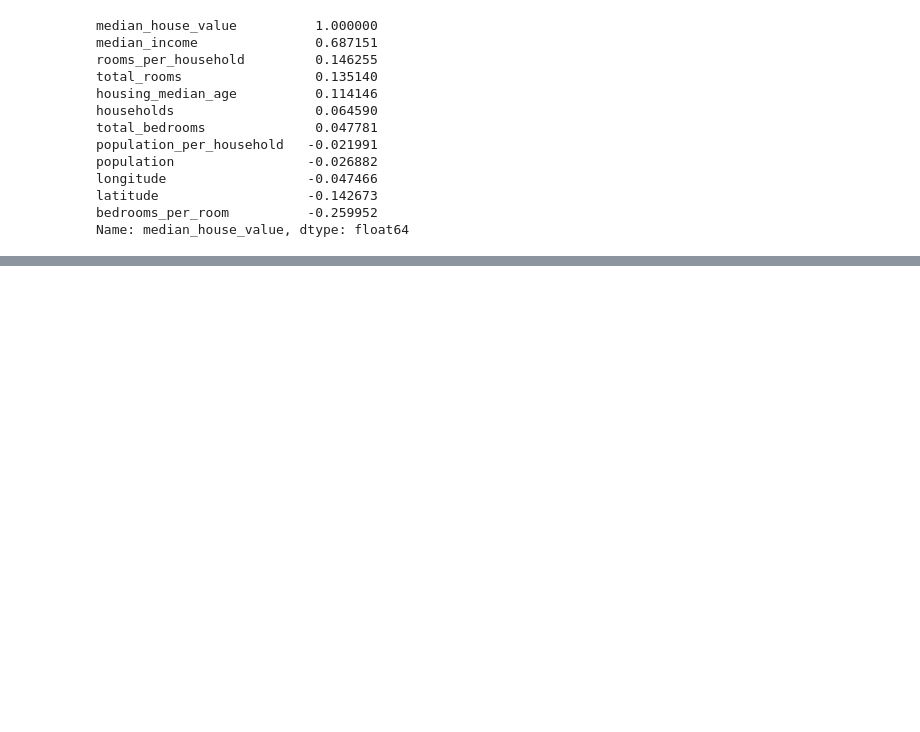
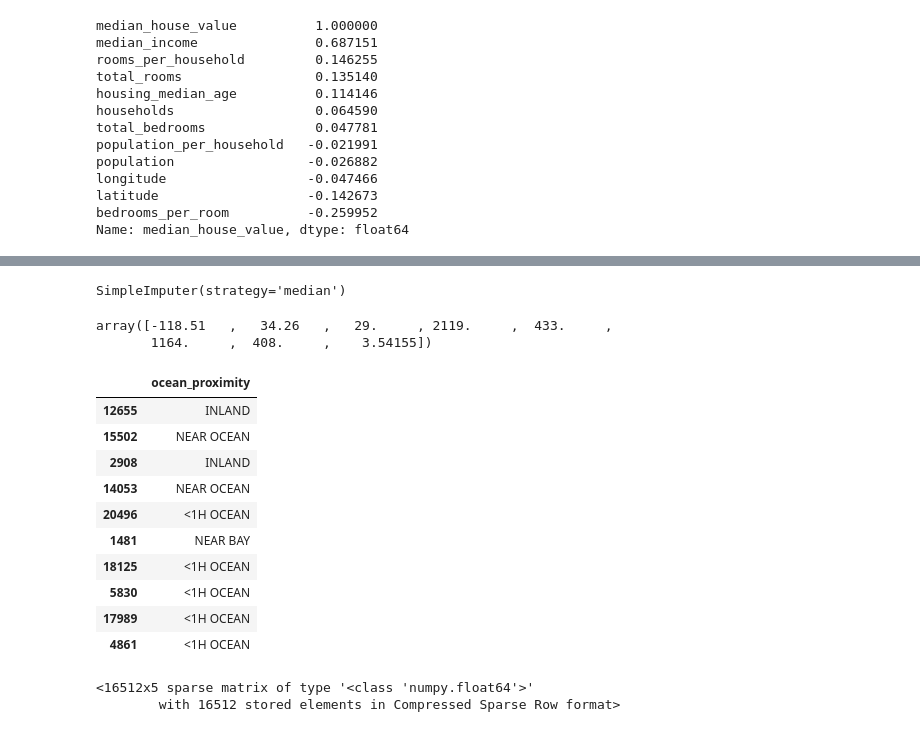
Before and after one commit to tokuga96/predict_housing_prices_california, a Jupyter notebook: colab.ipynb, the cells around one changed output, grey strips where cells are left out. Cells and saved outputs as stored; diff of their text form; code cells hidden in the pictures; blank space fills up the shorter version.

```diff
--- a/colab.ipynb
+++ b/colab.ipynb
@@ -208,0 +211,3 @@ Name: median_house_value, dtype: float64
+# %%
+housing = strat_train_set.drop("median_house_value", axis=1)
+housing_labels = strat_train_set["median_house_value"].copy()
@@ -208,0 +219,9 @@ Name: median_house_value, dtype: float64
+# %%
+imputer.fit(housing_num)
+# %% [output]
+SimpleImputer(strategy='median')
+# %%
+imputer.statistics_ # median value for each attribute
+# %% [output]
+array([-118.51   ,   34.26   ,   29.     , 2119.     ,  433.     ,
+       1164.     ,  408.     ,    3.54155])
@@ -208,0 +232,24 @@ Name: median_house_value, dtype: float64
+# %%
+housing_cat = housing[["ocean_proximity"]]
+housing_cat.head(10)
+# %% [output]
+|  | ocean_proximity |
+| 12655 | INLAND |
+| 15502 | NEAR OCEAN |
+| 2908 | INLAND |
+| 14053 | NEAR OCEAN |
+| 20496 | <1H OCEAN |
+| 1481 | NEAR BAY |
+| 18125 | <1H OCEAN |
+| 5830 | <1H OCEAN |
+| 17989 | <1H OCEAN |
+| 4861 | <1H OCEAN |
+# %%
+from sklearn.preprocessing import OneHotEncoder
+
+cat_encoder = OneHotEncoder()
+housing_cat_1hot = cat_encoder.fit_transform(housing_cat)
+housing_cat_1hot
+# %% [output]
+<16512x5 sparse matrix of type '<class 'numpy.float64'>'
+        with 16512 stored elements in Compressed Sparse Row format>
```
Also changed, not shown: parts of 7 cells of this notebook.
